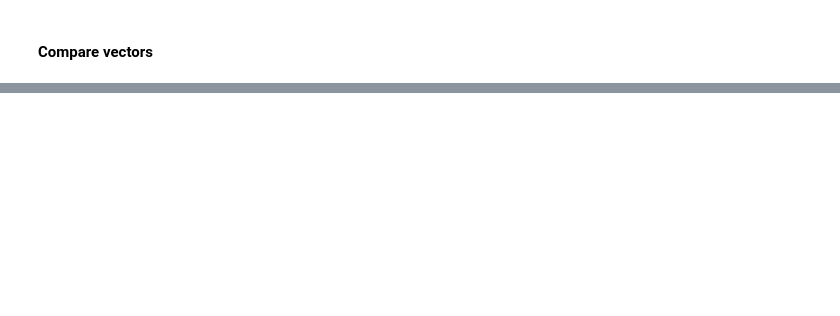
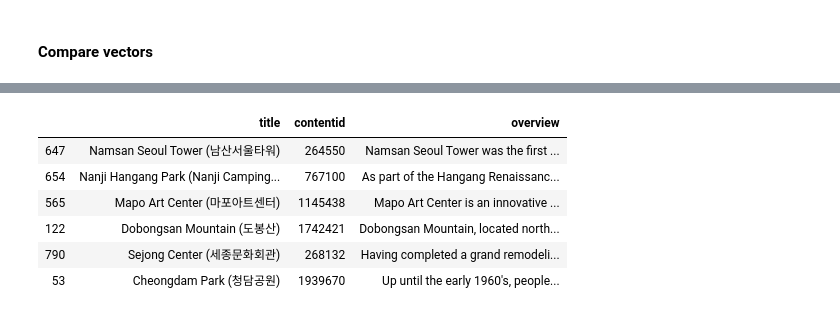
Before and after one commit to Teosoft7/place_recommendation_for_trip, a Jupyter notebook: data_aquisition.ipynb, the cells around one changed output, grey strips where cells are left out. Saved outputs shown, nothing was run; the diff lists cells and outputs as text; code cells hidden in the pictures; blank space fills up the shorter version.

```diff
--- a/data_aquisition.ipynb
+++ b/data_aquisition.ipynb
@@ -469,0 +517,11 @@ compare_vectors(98, 293)
+# %%
+# 서울타워
+get_similar(647)
+# %% [output]
+|  | title | contentid | overview |
+| 647 | Namsan Seoul Tower (남산서울타워) | 264550 | Namsan Seoul Tower was the first ... |
+| 654 | Nanji Hangang Park (Nanji Camping... | 767100 | As part of the Hangang Renaissanc... |
+| 565 | Mapo Art Center (마포아트센터) | 1145438 | Mapo Art Center is an innovative ... |
+| 122 | Dobongsan Mountain (도봉산) | 1742421 | Dobongsan Mountain, located north... |
+| 790 | Sejong Center (세종문화회관) | 268132 | Having completed a grand remodeli... |
+| 53 | Cheongdam Park (청담공원) | 1939670 | Up until the early 1960's, people... |
```
Also changed, not shown: parts of 27 cells of this notebook, 1 other file.
